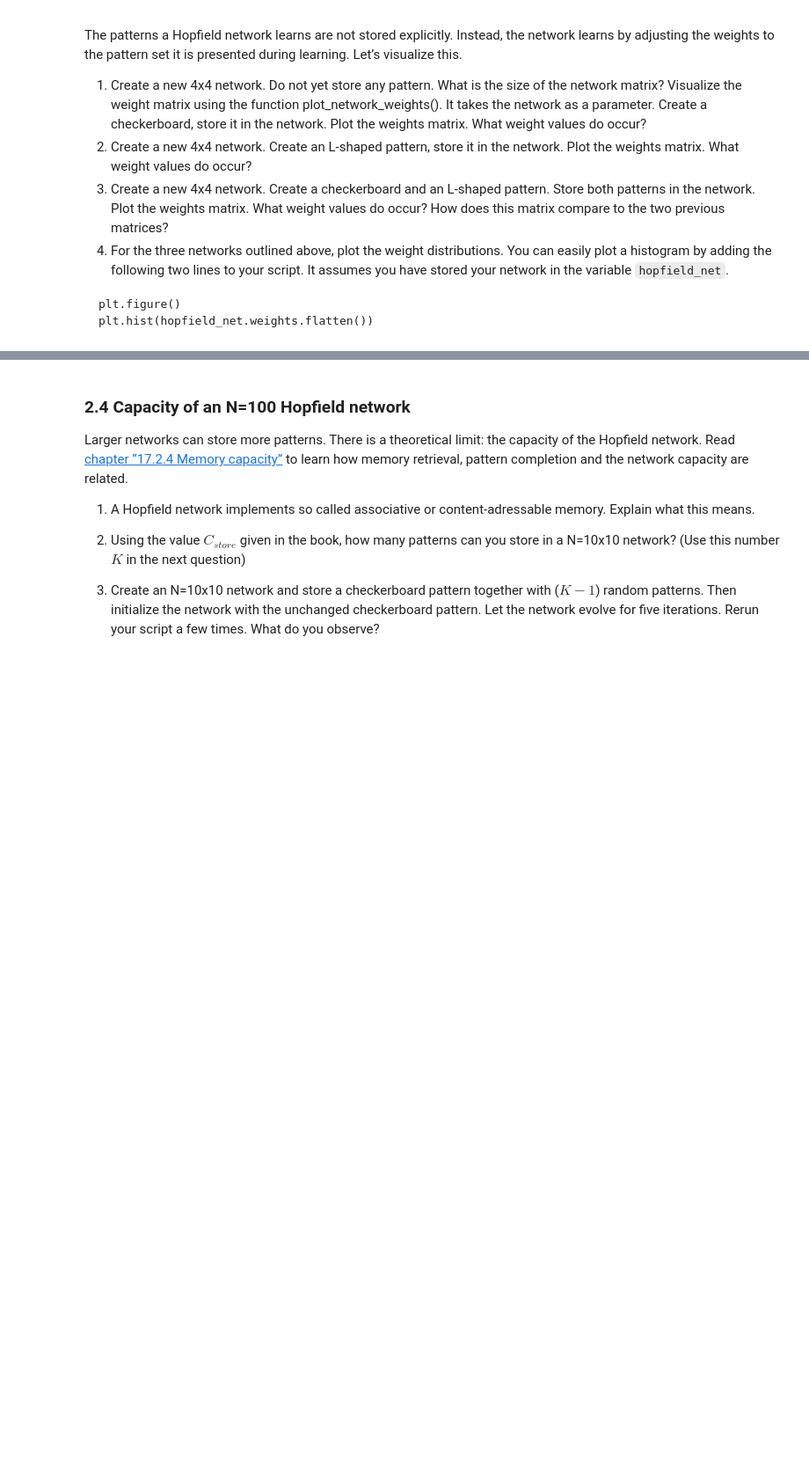
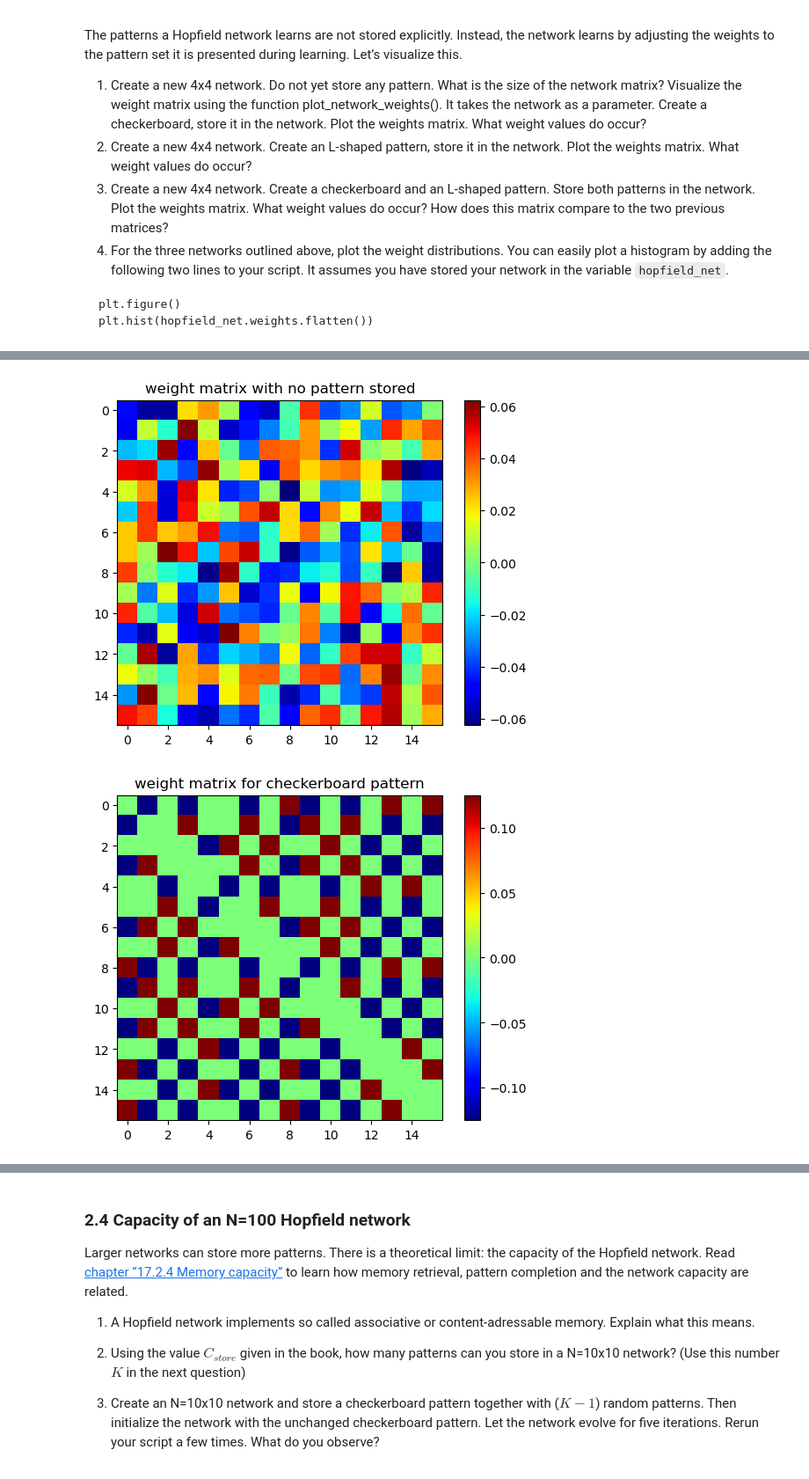
Before and after one commit to WillardFord/BIPN_164, a Jupyter notebook: 2023 BIPN164 HW4.ipynb, the cells around one changed output, grey strips where cells are left out. Shown at 88% size. Cells and saved outputs as stored; diff of their text form; code cells hidden in the pictures; blank space fills up the shorter version.

```diff
--- a/2023 BIPN164 HW4.ipynb
+++ b/2023 BIPN164 HW4.ipynb
@@ -1219,0 +1267,37 @@ plt.show()
+# %%
+#2.3: Question 3
+
+# Create a 4x4 network
+pattern_size = 4
+hopfield_net = HopfieldNetwork(nr_neurons= pattern_size **2)
+
+# Visualize the weight matrix, it takes the network as a parameter
+plot_network_weights(hopfield_net)
+plt.title('weight matrix with no pattern stored')
+
+factory = PatternFactory(pattern_size, pattern_size)
+
+# create a checkerboard pattern and add it to the pattern list
+checkerboard = factory.create_checkerboard()
+L_pattern = factory.create_L_pattern()
+pattern_list = [checkerboard, L_pattern]
+
+
+# let the hopfield network "learn" the patterns. Note: they are not stored
+# explicitly but only network weights are updated !
+hopfield_net.store_patterns(pattern_list)
+
+# Plot weights matix
+plot_network_weights(hopfield_net)
+plt.title('weight matrix for checkerboard pattern')
+
+# Visualize distribution
+plt.figure()
+plt.hist(hopfield_net.weights.flatten())
+plt.title('weight distribution for checkerboard pattern')
+plt.xlabel('synaptic weight')
+plt.ylabel('frequency')
+plt.show()
+# %% [output]
+[figure, added]
+[figure, added]
```
Also changed, not shown: parts of 12 cells of this notebook.
